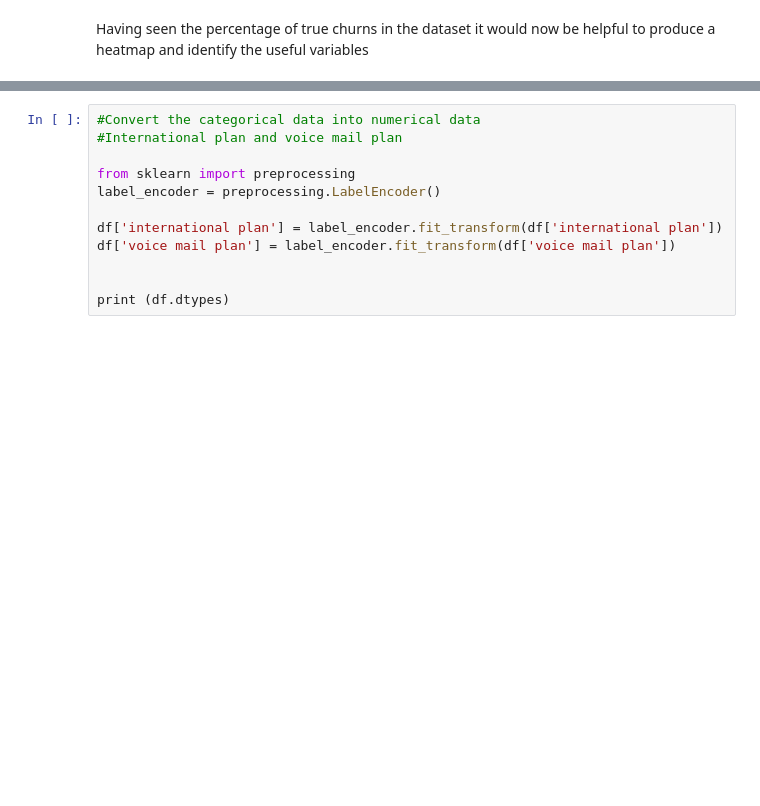
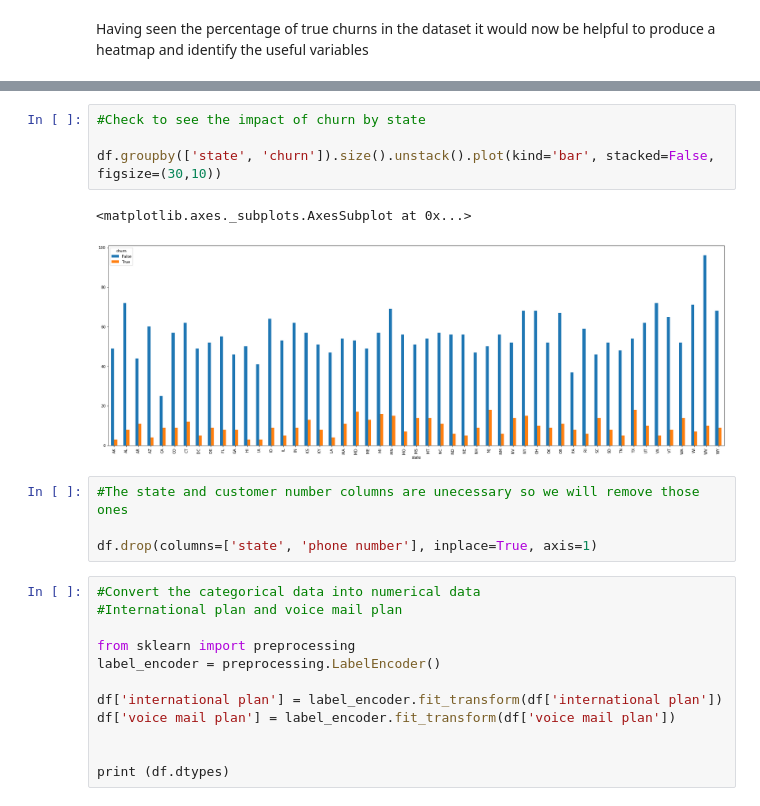
Before and after one commit to ArmanHasAPython/dsc-mod-3-project-v2-1-solo, a Jupyter notebook: Customer Churn Data.ipynb, the cells around one changed output, grey strips where cells are left out. Drawn from its saved outputs; the diff is of its cells as text; blank space fills up the shorter version.

```diff
--- a/Customer Churn Data.ipynb
+++ b/Customer Churn Data.ipynb
@@ -189,3 +192,14 @@ Having seen the percentage of true churns in the dataset it would now be helpful
+# %%
+#Check to see the impact of churn by state
+
+df.groupby(['state', 'churn']).size().unstack().plot(kind='bar', stacked=False, figsize=(30,10))
+# %% [output]
+<matplotlib.axes._subplots.AxesSubplot at 0x...>
+[figure, added]
+# %%
+#The state and customer number columns are unecessary so we will remove those ones
+
+df.drop(columns=['state', 'phone number'], inplace=True, axis=1)
 # %%
 #Convert the categorical data into numerical data
 #International plan and voice mail plan
```
Also changed, not shown: parts of 53 cells of this notebook, 2 other files.
